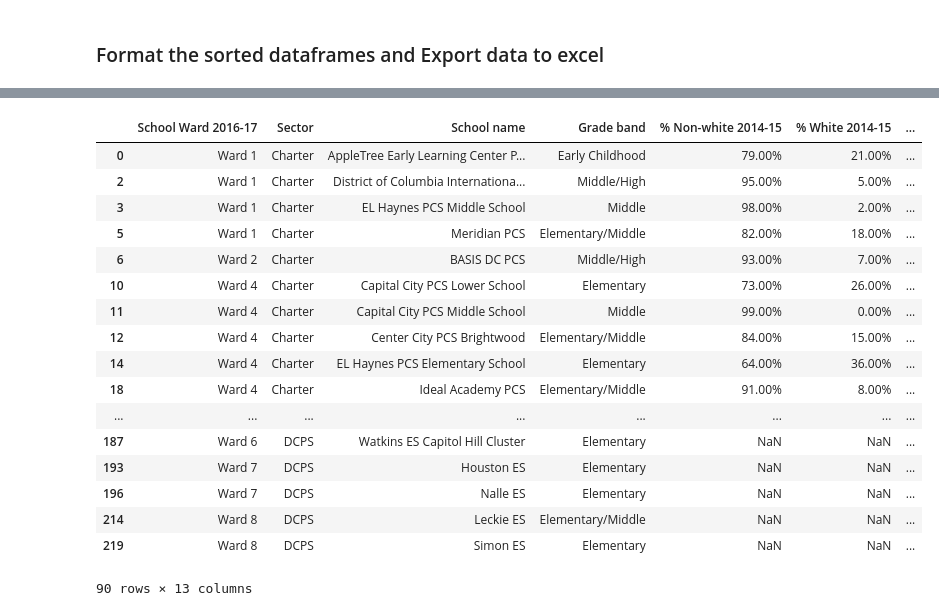
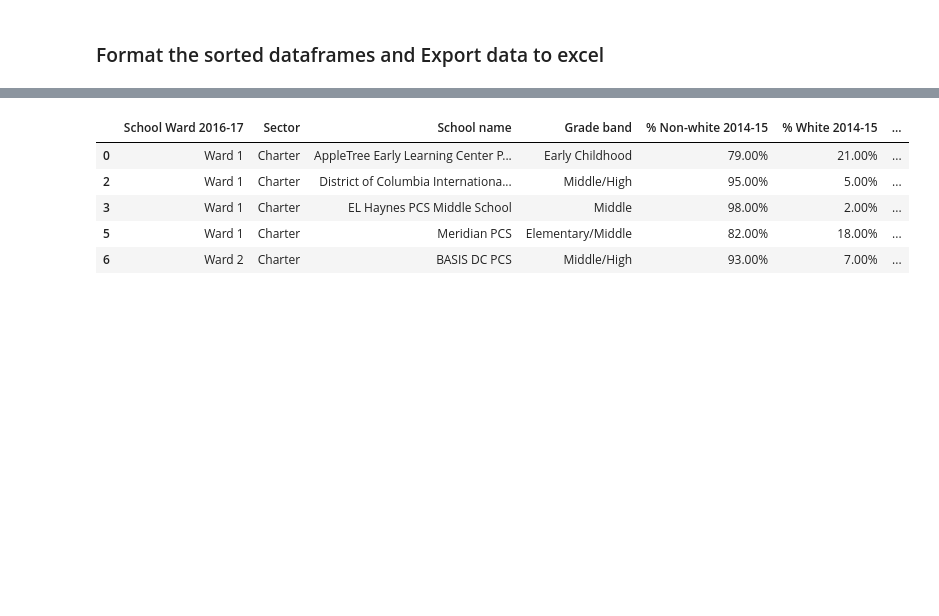
Before and after one commit to mzdemmy/tweetypy, a Jupyter notebook: CleanData.ipynb, the cells around one changed output, grey strips where cells are left out. Saved outputs shown, nothing was run; the diff lists cells and outputs as text; code cells hidden in the pictures; blank space fills up the shorter version.

```diff
--- a/CleanData.ipynb
+++ b/CleanData.ipynb
@@ -541,44 +533,29 @@ clean_sector_ward_df
 # %%
 #reformat the sorted sector/ward data
 
 clean_sector_ward_df = clean_sector_ward_df.copy()
 
 clean_sector_ward_df["% Non-white 2014-15"] = pd.Series(["{0:.2f}%".format(val * 100) for val in clean_sector_ward_df['% Non-white 2014-15']])
 
 clean_sector_ward_df["% White 2014-15"] = pd.Series(["{0:.2f}%".format(val * 100) for val in clean_sector_ward_df["% White 2014-15"]])
 
 clean_sector_ward_df["% Non-white 2016-17"] = pd.Series(["{0:.2f}%".format(val * 100) for val in clean_sector_ward_df["% Non-white 2016-17"]])
 
 clean_sector_ward_df["% White 2016-17"] = pd.Series(["{0:.2f}%".format(val * 100) for val in clean_sector_ward_df["% White 2016-17"]])
 
 clean_sector_ward_df["% living in School Ward 2016-17"] = pd.Series(["{0:.2f}%".format(val * 100) for val in clean_sector_ward_df["% living in School Ward 2016-17"]])
 
 clean_sector_ward_df["% Change in Race/Ethnic Group between 2014-15 and 2016-17"] = pd.Series(["{0:.2f}%".format(val * 100) for val in clean_sector_ward_df["% Change in Race/Ethnic Group between 2014-15 and 2016-17"]])
 
 clean_sector_ward_df["% Change in Economic Group between 2014-15 and 2016-17"] = pd.Series(["{0:.2f}%".format(val * 100) for val in clean_sector_ward_df["% Change in Economic Group between 2014-15 and 2016-17"]])
 
 
-#export to csv file
-clean_sector_ward_df.to_csv("clean/studentbysector.csv", index=False)
-
 #preview data
-clean_sector_ward_df
+clean_sector_ward_df.head()
 # %% [output]
 |  | School Ward 2016-17 | Sector | School name | Grade band | % Non-white 2014-15 | % White 2014-15 | ... |
 | 0 | Ward 1 | Charter | AppleTree Early Learning Center P... | Early Childhood | 79.00% | 21.00% | ... |
 | 2 | Ward 1 | Charter | District of Columbia Internationa... | Middle/High | 95.00% | 5.00% | ... |
 | 3 | Ward 1 | Charter | EL Haynes PCS Middle School | Middle | 98.00% | 2.00% | ... |
 | 5 | Ward 1 | Charter | Meridian PCS | Elementary/Middle | 82.00% | 18.00% | ... |
 | 6 | Ward 2 | Charter | BASIS DC PCS | Middle/High | 93.00% | 7.00% | ... |
-| 10 | Ward 4 | Charter | Capital City PCS Lower School | Elementary | 73.00% | 26.00% | ... |
-| 11 | Ward 4 | Charter | Capital City PCS Middle School | Middle | 99.00% | 0.00% | ... |
-| 12 | Ward 4 | Charter | Center City PCS Brightwood | Elementary/Middle | 84.00% | 15.00% | ... |
-| 14 | Ward 4 | Charter | EL Haynes PCS Elementary School | Elementary | 64.00% | 36.00% | ... |
-| 18 | Ward 4 | Charter | Ideal Academy PCS | Elementary/Middle | 91.00% | 8.00% | ... |
-| ... | ... | ... | ... | ... | ... | ... | ... |
-| 187 | Ward 6 | DCPS | Watkins ES Capitol Hill Cluster | Elementary | NaN | NaN | ... |
-| 193 | Ward 7 | DCPS | Houston ES | Elementary | NaN | NaN | ... |
-| 196 | Ward 7 | DCPS | Nalle ES | Elementary | NaN | NaN | ... |
-| 214 | Ward 8 | DCPS | Leckie ES | Elementary/Middle | NaN | NaN | ... |
-| 219 | Ward 8 | DCPS | Simon ES | Elementary | NaN | NaN | ... |
-90 rows × 13 columns
```
Also changed, not shown: parts of 4 cells of this notebook, 4 other files.
